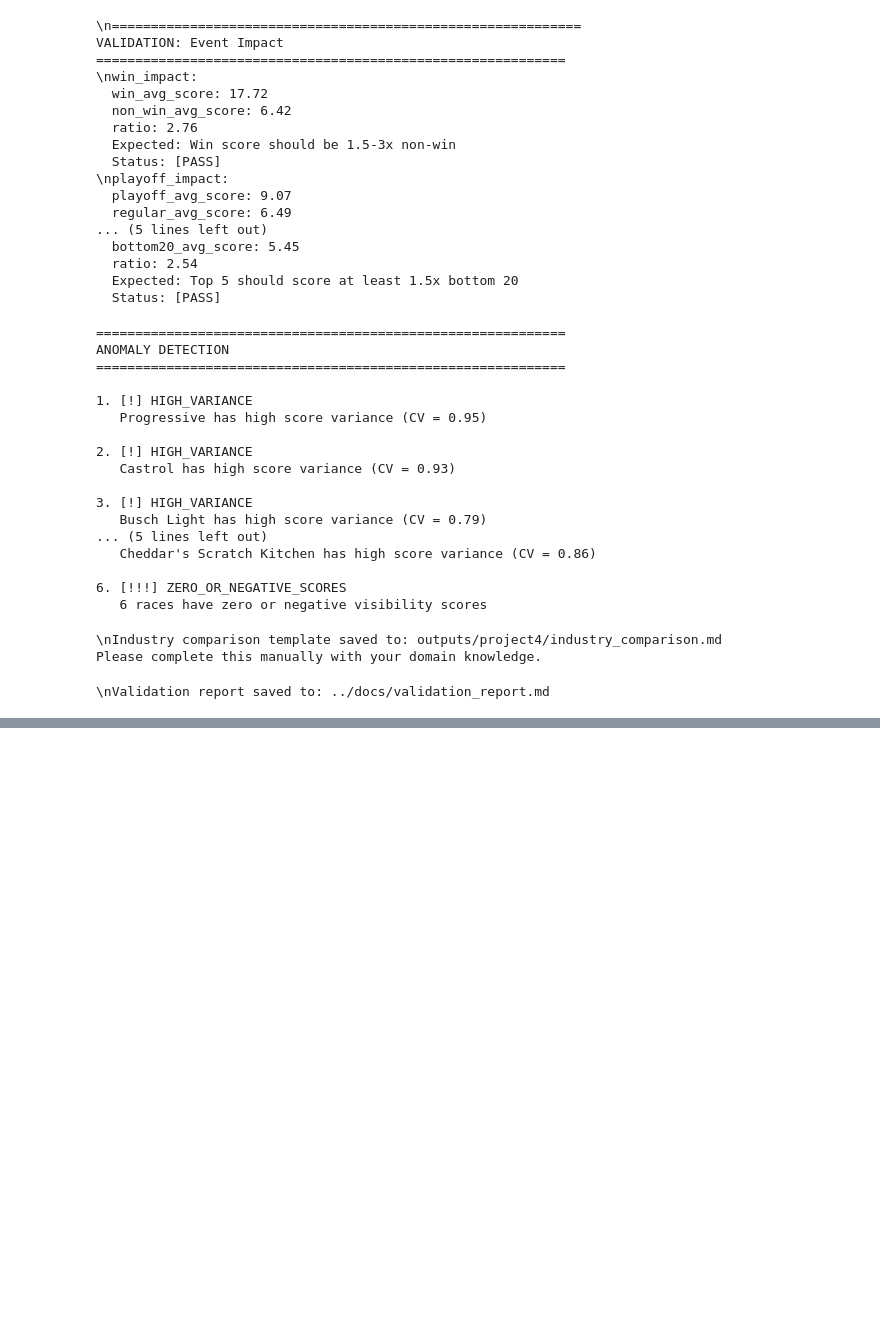
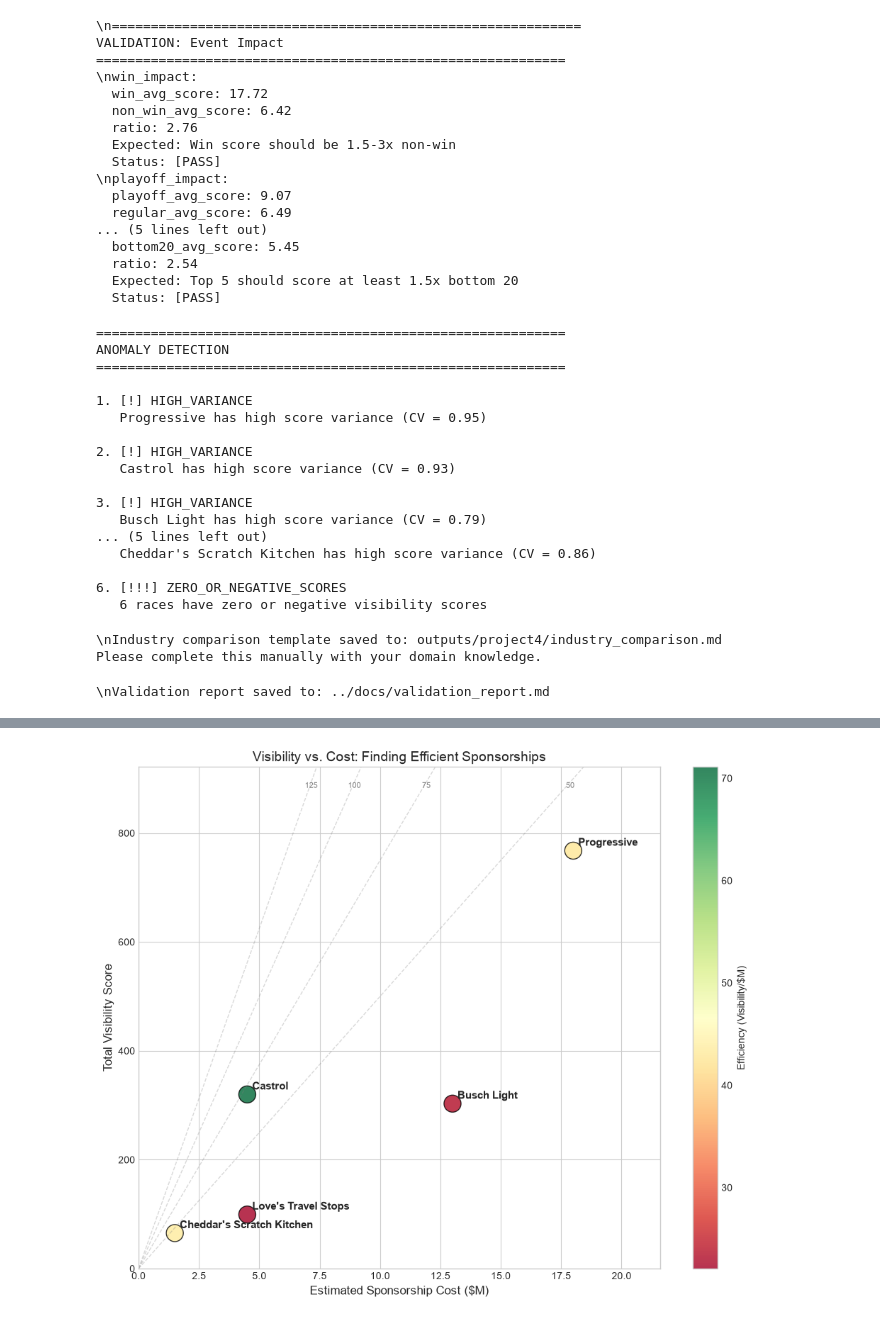
Before and after one commit to lloyd-todaro/NASCAR-Externship, a Jupyter notebook: code/ROI_Estimation.ipynb, the cells around one changed output, grey strips where cells are left out. Cells and saved outputs as stored; diff of their text form; code cells hidden in the pictures; blank space fills up the shorter version.

```diff
--- a/code/ROI_Estimation.ipynb
+++ b/code/ROI_Estimation.ipynb
@@ -1842,0 +2298,20 @@ print("\\nValidation report saved to: ../docs/validation_report.md")
+# %%
+# Create comparison table
+comparison = efficiency_df[['primary_sponsor', 'visibility_rank', 'efficiency_rank',
+                            'total_visibility', 'cost_mid', 'efficiency']].copy()
+comparison['rank_change'] = comparison['visibility_rank'] - comparison['efficiency_rank']
+
+print("\\n" + "="*70)
+print("VISIBILITY RANK vs. EFFICIENCY RANK COMPARISON")
+print("="*70)
+print(comparison.sort_values('efficiency_rank').to_string(index=False))
+
+print("\\nInterpretation:")
+print("-" * 50)
+for _, row in comparison.iterrows():
+    if row['rank_change'] > 0:
+        print(f"{row['primary_sponsor']}: Better efficiency than visibility rank suggests (+{row['rank_change']})")
+    elif row['rank_change'] < 0:
+        print(f"{row['primary_sponsor']}: Worse efficiency than visibility rank suggests ({row['rank_change']})")
+    else:
+        print(f"{row['primary_sponsor']}: Efficiency matches visibility rank")
@@ -1842,0 +2335,79 @@ print("\\nValidation report saved to: ../docs/validation_report.md")
+# %%
+# Visibility vs. Cost scatter plot
+fig, ax = plt.subplots(figsize=(10, 8))
+
+scatter = ax.scatter(
+    efficiency_df['cost_mid'],
+    efficiency_df['total_visibility'],
+    s=300,
+    c=efficiency_df['efficiency'],
+    cmap='RdYlGn',
+    alpha=0.8,
+    edgecolors='black',
+    linewidth=1
+)
+
+# Add sponsor labels
+for _, row in efficiency_df.iterrows():
+    ax.annotate(
+        row['primary_sponsor'],
+        (row['cost_mid'], row['total_visibility']),
+        xytext=(5, 5),
+        textcoords='offset points',
+        fontsize=11,
+        fontweight='bold'
+    )
+
+# Add efficiency reference lines
+max_cost = efficiency_df['cost_mid'].max()
+max_vis = efficiency_df['total_visibility'].max()
+y_top = max_vis * 1.2
+x_right = max_cost * 1.2
+
+# Draw efficiency isolines (y = x * eff). This was one plot, not two — the
+# old label position (`max_cost*1.05*eff*0.95`) blew past the visible
+# y-range for every eff above 50 (e.g. eff=125 landed at y~2240, versus a
+# plot that only goes up to ~920), and matplotlib's tight_layout() then
+# stretched the saved figure to fit those far-off labels, leaving a giant
+# blank gap above the real plot. Each label is now placed just inside
+# whichever edge (top or right) its line actually exits through, so it
+# always lands inside frame instead of at an arbitrary fixed offset.
+ax.set_xlim(0, x_right)
+ax.set_ylim(0, y_top)
+
+for eff in [50, 75, 100, 125]:
+    # Where this line would leave the visible plot at full extent: through
+    # the top edge (y_top) or the right edge (x_right), whichever comes
+    # first — then pull the label in ~3% so it renders inside the axes
+    # instead of sitting exactly on (and getting clipped at) the border.
+    x_at_top = y_top / eff
+    if x_at_top <= x_right:
+        x_label = x_at_top * 0.97
+        y_label = x_label * eff
+        ha, va = 'center', 'top'
+    else:
+        x_label = x_right * 0.97
+        y_label = x_label * eff
+        ha, va = 'right', 'center'
+
+    x_end = min(x_at_top, x_right)
+    x_line = np.linspace(0, x_end, 100)
+    y_line = x_line * eff
+    ax.plot(x_line, y_line, '--', color='gray', alpha=0.3, linewidth=1)
+    ax.text(x_label, y_label, f'{eff}', fontsize=8, color='gray', ha=ha, va=va, clip_on=True)
+
+ax.set_xlabel('Estimated Sponsorship Cost ($M)', fontsize=12)
+ax.set_ylabel('Total Visibility Score', fontsize=12)
+ax.set_title('Visibility vs. Cost: Finding Efficient Sponsorships', fontsize=14)
+
+# Add colorbar
+cbar = plt.colorbar(scatter, ax=ax)
+cbar.set_label('Efficiency (Visibility/$M)')
+
+plt.tight_layout()
+plt.savefig('data/plots/visibility_cost_scatter.png', dpi=150)
+plt.show()
+
+print("Saved: visibility_cost_scatter.png")
+# %% [output]
+[figure, added]
```
Also changed, not shown: parts of 19 cells of this notebook, 13 other files.
